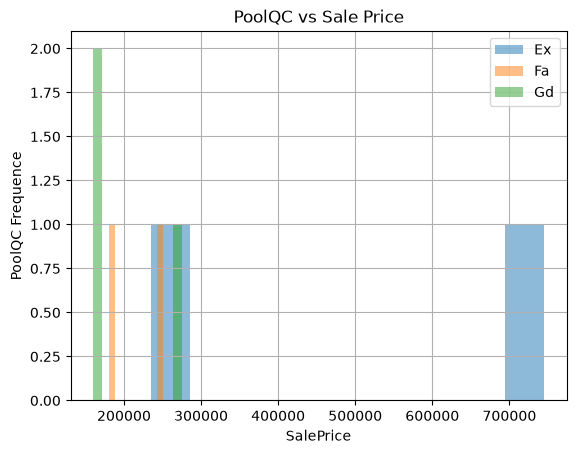
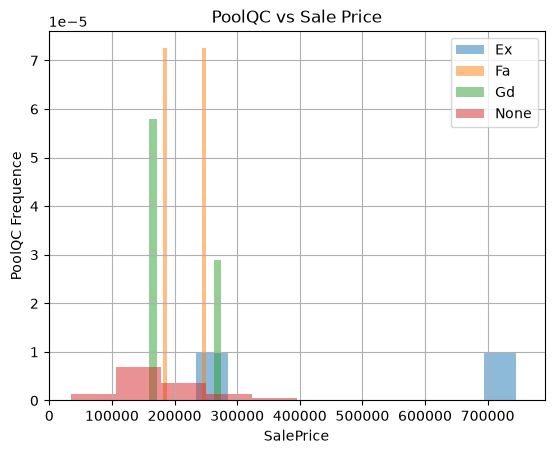
Unified diff of the notebook cell whose output changed from the first chart to the second:
--- before
+++ after
@@ -3,5 +3,5 @@
     fig, ax = plt.subplots()
     for name, group in df_train.groupby(cat)['SalePrice']:
-        group.hist(alpha=0.5, label=name, ax=ax)
+        group.hist(alpha=0.5, label=name, ax=ax,density=True)
     ax.set_title(f'{cat} vs Sale Price')
     ax.set_xlabel('SalePrice')

Commit: House_prices notebook